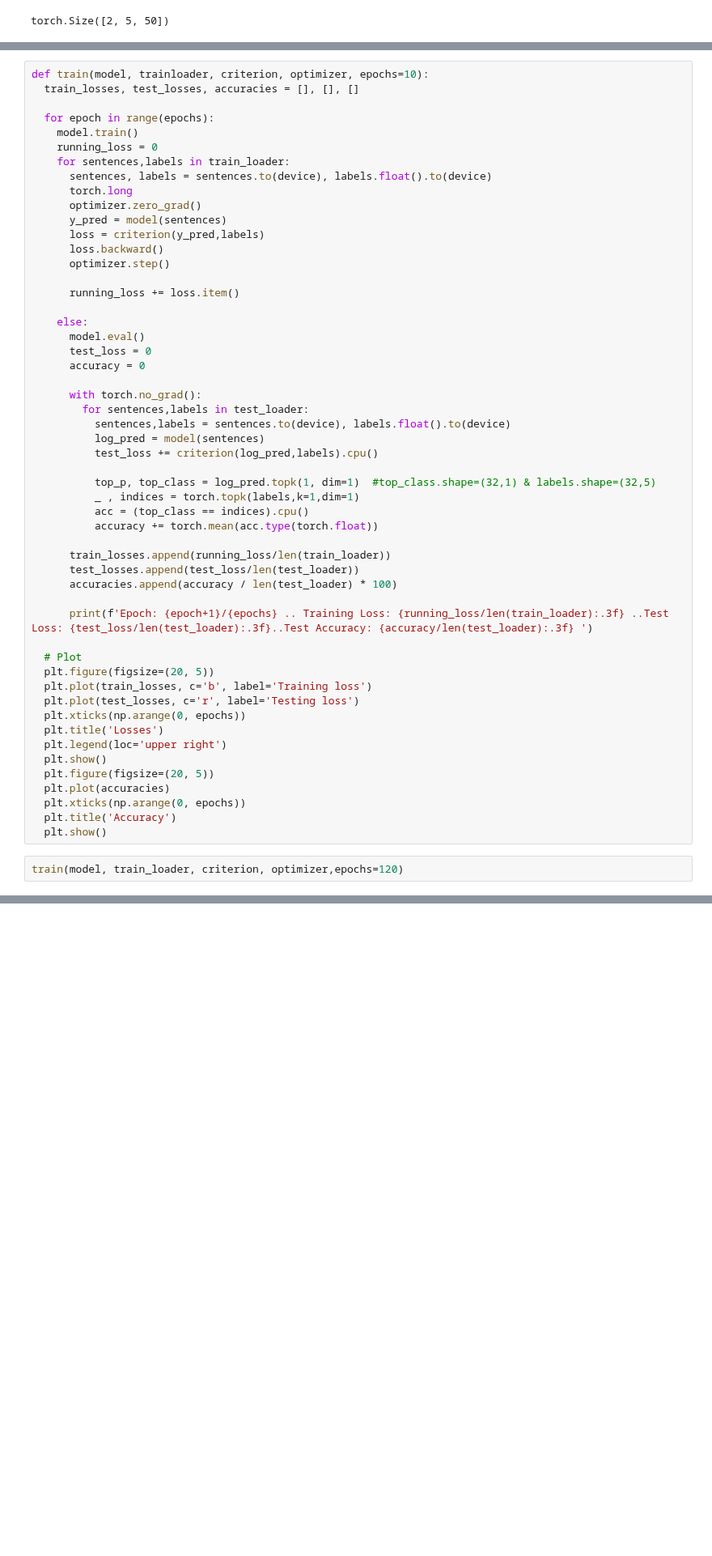
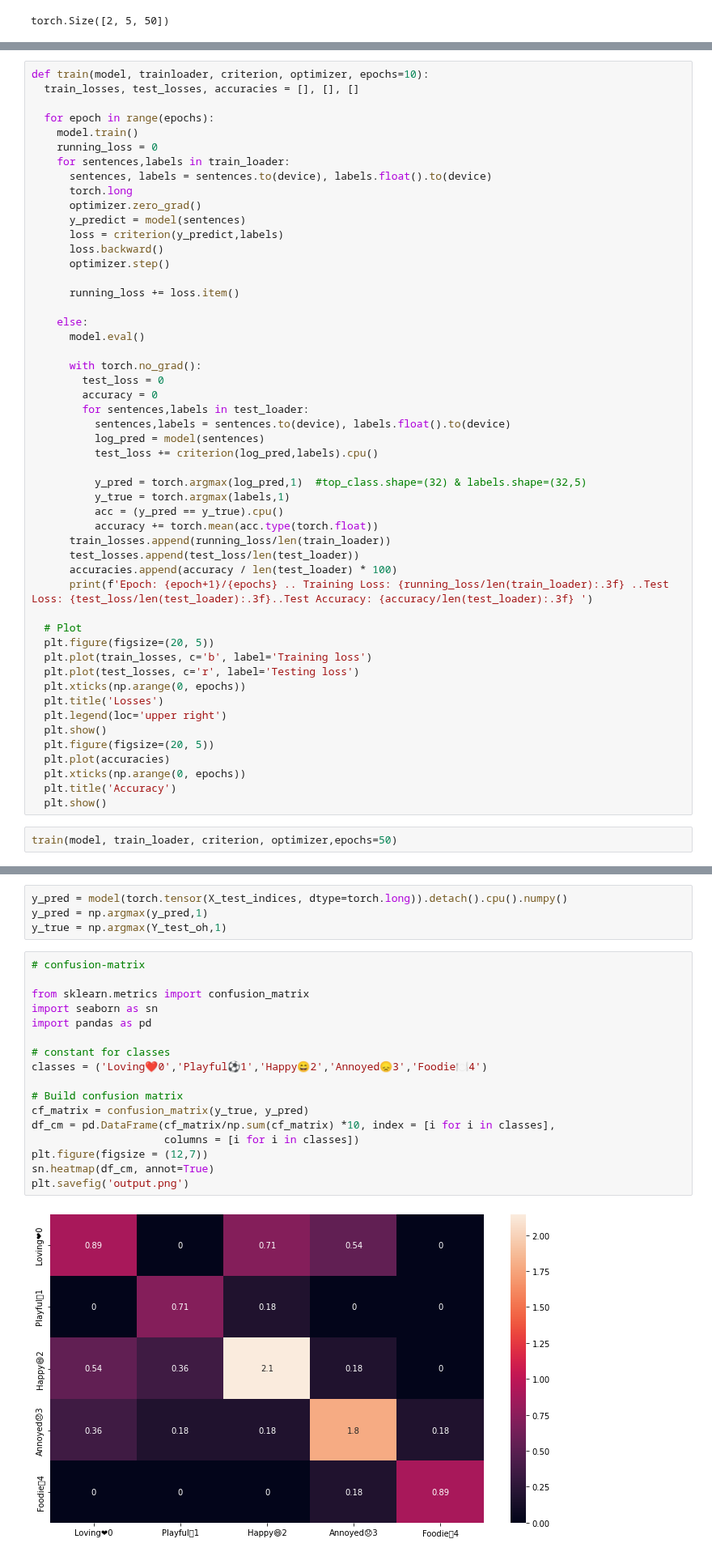
Before and after one commit to mostafa-ja/sample, a Jupyter notebook: Emojify.ipynb, the cells around one changed output, grey strips where cells are left out. Shown at 81% size. Cells and saved outputs as stored; diff of their text form; blank space fills up the shorter version.

```diff
--- a/Emojify.ipynb
+++ b/Emojify.ipynb
@@ -467,8 +465,8 @@ def train(model, trainloader, criterion, optimizer, epochs=10):
       sentences, labels = sentences.to(device), labels.float().to(device)
       torch.long
       optimizer.zero_grad()
-      y_pred = model(sentences)
-      loss = criterion(y_pred,labels)
+      y_predict = model(sentences)
+      loss = criterion(y_predict,labels)
       loss.backward()
       optimizer.step()
 
@@ -476,24 +474,22 @@ def train(model, trainloader, criterion, optimizer, epochs=10):
 
     else:
       model.eval()
-      test_loss = 0
-      accuracy = 0
 
       with torch.no_grad():
+        test_loss = 0
+        accuracy = 0
         for sentences,labels in test_loader:
           sentences,labels = sentences.to(device), labels.float().to(device)
           log_pred = model(sentences)
           test_loss += criterion(log_pred,labels).cpu()
 
-          top_p, top_class = log_pred.topk(1, dim=1)  #top_class.shape=(32,1) & labels.shape=(32,5)
-          _ , indices = torch.topk(labels,k=1,dim=1)
-          acc = (top_class == indices).cpu()
+          y_pred = torch.argmax(log_pred,1)  #top_class.shape=(32) & labels.shape=(32,5)
+          y_true = torch.argmax(labels,1)
+          acc = (y_pred == y_true).cpu()
           accuracy += torch.mean(acc.type(torch.float))
-
       train_losses.append(running_loss/len(train_loader))
       test_losses.append(test_loss/len(test_loader))
       accuracies.append(accuracy / len(test_loader) * 100)
-
       print(f'Epoch: {epoch+1}/{epochs} .. Training Loss: {running_loss/len(train_loader):.3f} ..Test Loss: {test_loss/len(test_loader):.3f}..Test Accuracy: {accuracy/len(test_loader):.3f} ')
 
   # Plot
@@ -510,4 +506,4 @@ def train(model, trainloader, criterion, optimizer, epochs=10):
   plt.title('Accuracy')
   plt.show()
 # %%
-train(model, train_loader, criterion, optimizer,epochs=120)
+train(model, train_loader, criterion, optimizer,epochs=50)
@@ -533,0 +510,23 @@ Epoch: 120/120 .. Training Loss: 0.933 ..Test Loss: 1.203..Test Accuracy: 0.703
+# %%
+y_pred = model(torch.tensor(X_test_indices, dtype=torch.long)).detach().cpu().numpy()
+y_pred = np.argmax(y_pred,1)
+y_true = np.argmax(Y_test_oh,1)
+# %%
+# confusion-matrix
+
+from sklearn.metrics import confusion_matrix
+import seaborn as sn
+import pandas as pd
+
+# constant for classes
+classes = ('Loving❤️0','Playful⚽️1','Happy😄2','Annoyed😞3','Foodie🍽4')
+
+# Build confusion matrix
+cf_matrix = confusion_matrix(y_true, y_pred)
+df_cm = pd.DataFrame(cf_matrix/np.sum(cf_matrix) *10, index = [i for i in classes],
+                     columns = [i for i in classes])
+plt.figure(figsize = (12,7))
+sn.heatmap(df_cm, annot=True)
+plt.savefig('output.png')
+# %% [output]
+[figure, added]
```
Also changed, not shown: parts of 5 cells of this notebook.
